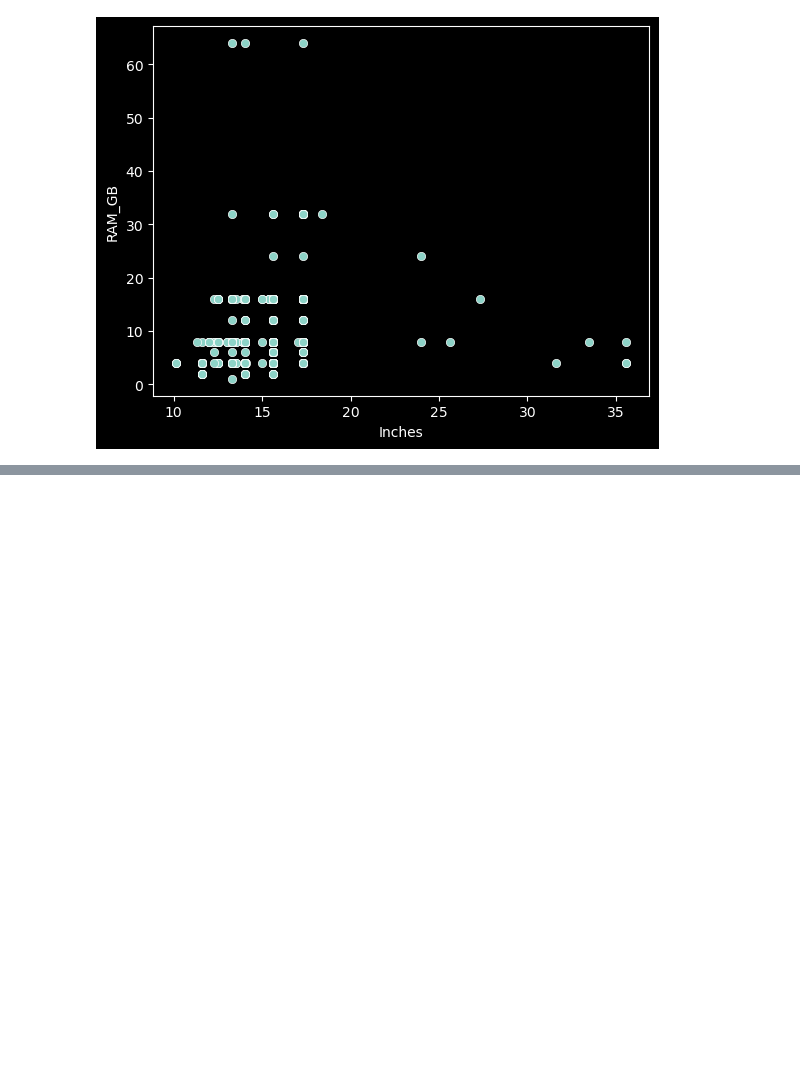
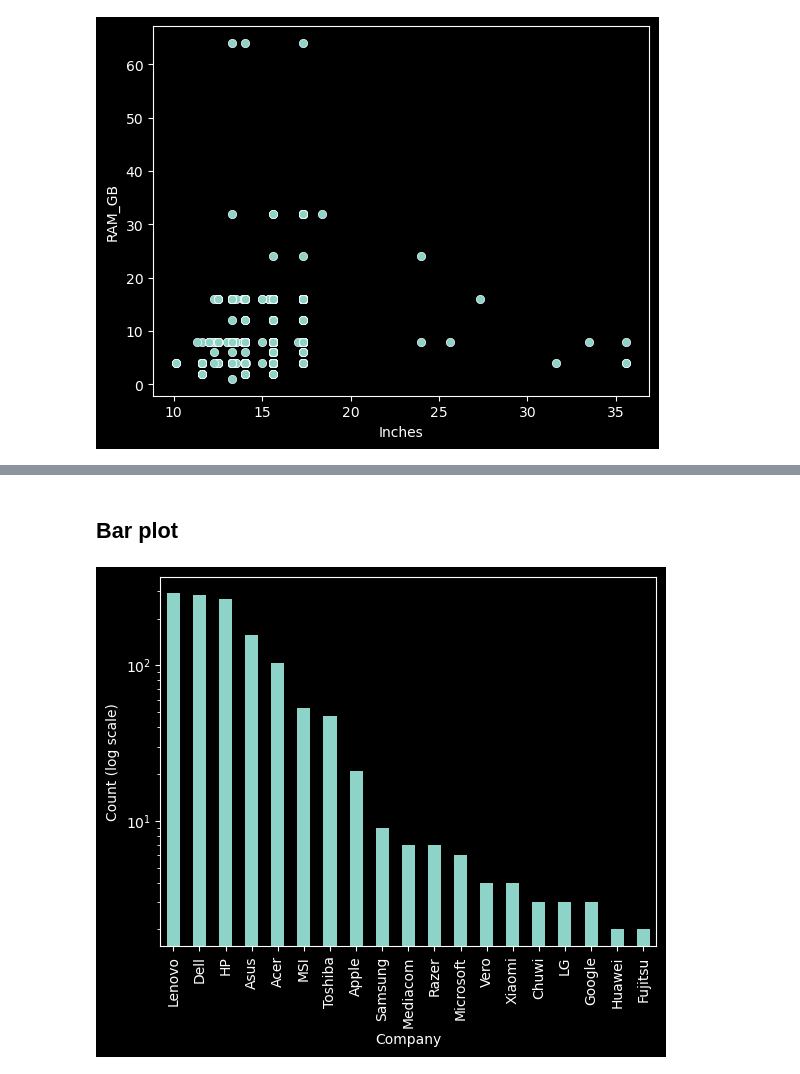
Before and after one commit to Ben-physics-dotcom/DataScience100DaysProjects, a Jupyter notebook: D_1_10/Data_vis.ipynb, the cells around one changed output, grey strips where cells are left out. Cells and saved outputs as stored; diff of their text form; code cells hidden in the pictures; blank space fills up the shorter version.

```diff
--- a/D_1_10/Data_vis.ipynb
+++ b/D_1_10/Data_vis.ipynb
@@ -67,0 +98,11 @@ plt.show()
+# %% [markdown]
+## Bar plot
+# %%
+data['Company'].value_counts().plot(kind='bar')
+plt.xticks(rotation=90)
+plt.yscale('log')
+plt.xlabel('Company')
+plt.ylabel('Count (log scale)')
+plt.show()
+# %% [output]
+[figure, added]
```
Also changed, not shown: parts of 22 cells of this notebook.
